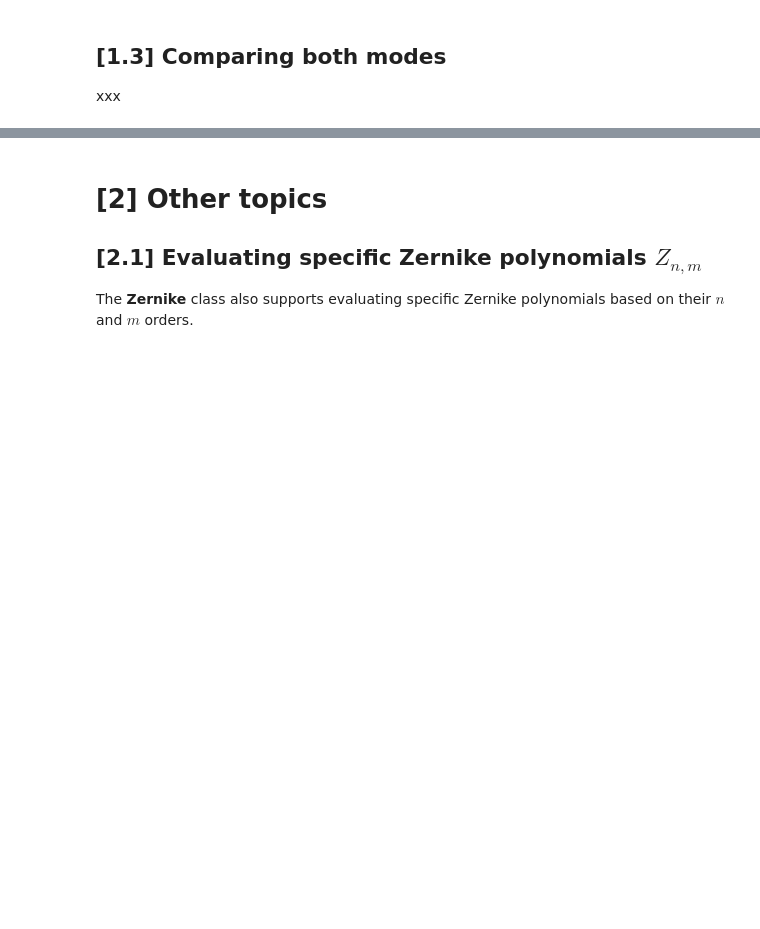
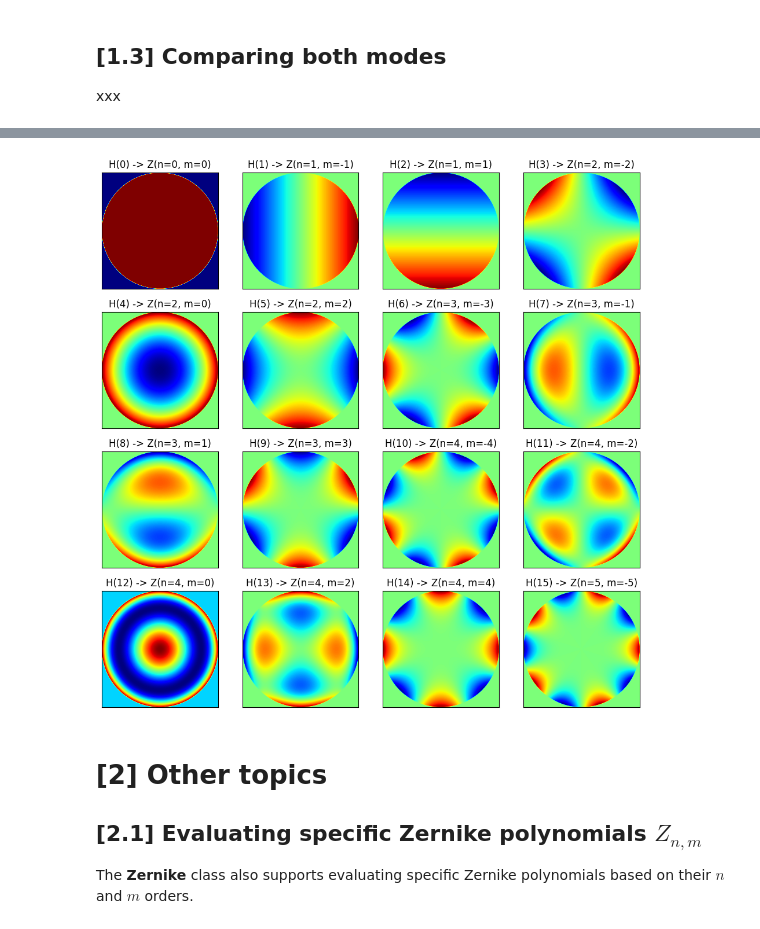
Before and after one commit to AlvaroMenduina/ZERN, a Jupyter notebook: examples/test.ipynb, the cells around one changed output, grey strips where cells are left out. Saved outputs shown, nothing was run; the diff lists cells and outputs as text; code cells hidden in the pictures; blank space fills up the shorter version.

```diff
--- a/examples/test.ipynb
+++ b/examples/test.ipynb
@@ -75,3 +99,30 @@ plt.show()
+# %%
+p = 4
+fig, axes = plt.subplots(p, p, figsize=(12, 12))
+
+# Populate a list with the pairs of (n, m) that the Zernike class will use
+index_nm = []
+r_max = zern.get_limit_index((p+1)**2)
+for n in range(r_max):  # Loop over the Zernike index
+    for m in np.arange(-n, n + 1, 2):
+        index_nm.append([n, m])
+
+# Show the model matrix entries and their associated orders (n,m)
+k = 0
+for i in range(p):
+    for j in range(p):
+        _n, _m = index_nm[k]
+        ax = axes.flatten()[k]
+        img = ax.imshow(H[:, :, k], cmap='jet')
+        ax.set_title(f"H({k}) -> Z(n={_n}, m={_m})")
+        k += 1
+
+for ax in axes.flatten():
+    ax.set_xticks([])
+    ax.set_yticks([])
+plt.show()
+# %% [output]
+[figure, added]
 # %% [markdown]
 # [2] Other topics
 ## [2.1] Evaluating specific Zernike polynomials $Z_{n,m}$
```
Also changed, not shown: parts of 14 cells of this notebook.
